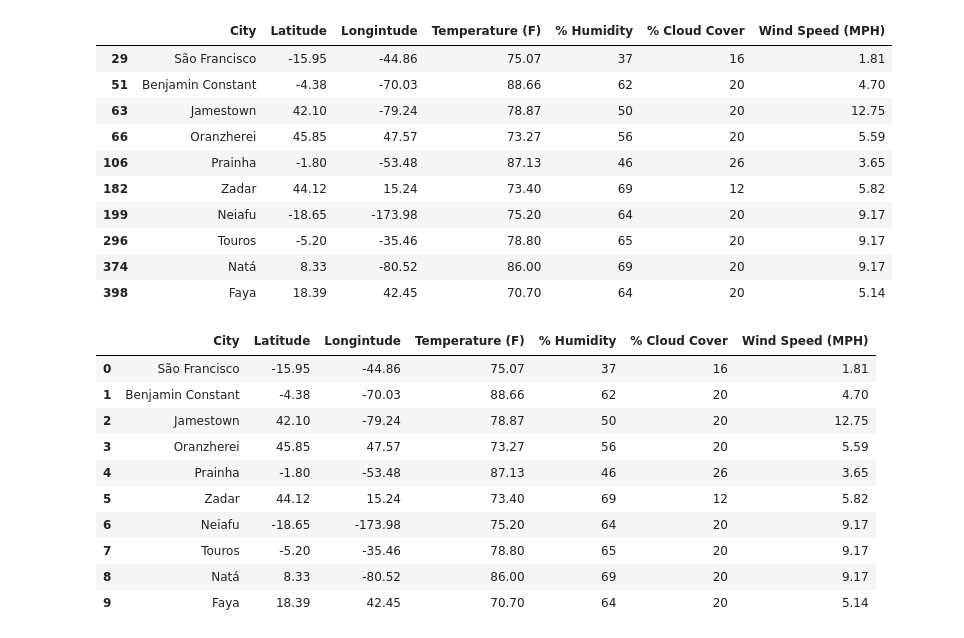
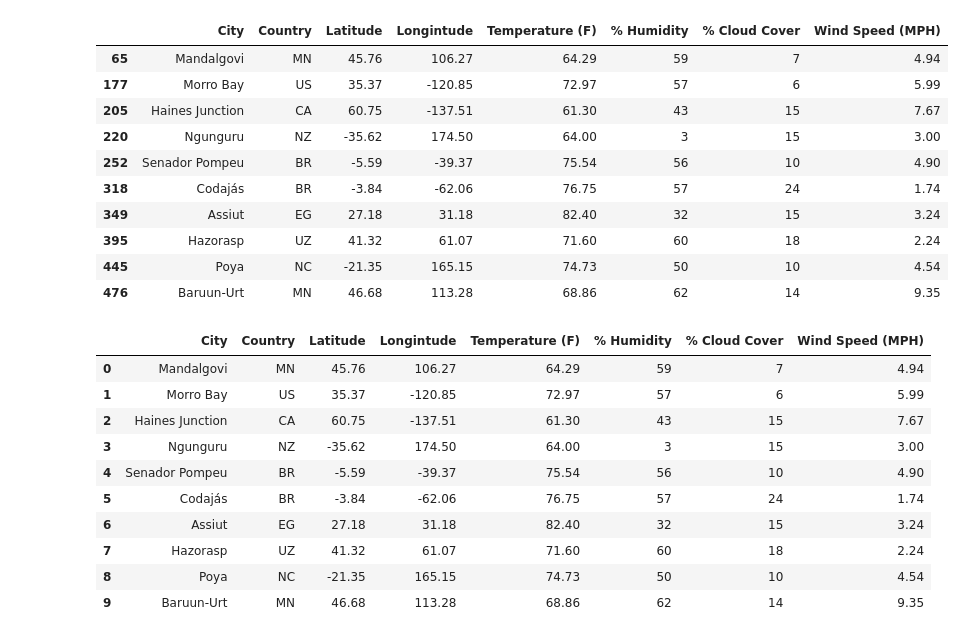
Before and after one commit to mpagerit/python-API-Challenge, a Jupyter notebook: VacationPy/VacationPy.ipynb, the cells around one changed output. Drawn from its saved outputs; the diff is of its cells as text; code cells hidden in the pictures.

```diff
--- a/VacationPy/VacationPy.ipynb
+++ b/VacationPy/VacationPy.ipynb
@@ -45,26 +45,26 @@ fig
 # %%
 # Defining ideal weather conditions:
 
-ideal_df = weather_data[(weather_data['% Humidity'] < 70) &
-                        (weather_data['Temperature (F)'] > 70) &
-                        (weather_data['Temperature (F)'] < 90) &
-                        (weather_data['% Cloud Cover'] > 2) &
-                        (weather_data['% Cloud Cover'] < 30) &
+ideal_df = weather_data[(weather_data['% Humidity'] < 65) &
+                        (weather_data['Temperature (F)'] > 60) &
+                        (weather_data['Temperature (F)'] < 95) &
+                        (weather_data['% Cloud Cover'] > 5) &
+                        (weather_data['% Cloud Cover'] < 25) &
                         (weather_data['Wind Speed (MPH)'] > 1) &
-                        (weather_data['Wind Speed (MPH)'] < 15)]
+                        (weather_data['Wind Speed (MPH)'] < 10)]
 ideal_df
 # %% [output]
-|  | City | Latitude | Longintude | Temperature (F) | % Humidity | % Cloud Cover | Wind Speed (MPH) |
-| 29 | São Francisco | -15.95 | -44.86 | 75.07 | 37 | 16 | 1.81 |
-| 51 | Benjamin Constant | -4.38 | -70.03 | 88.66 | 62 | 20 | 4.70 |
-| 63 | Jamestown | 42.10 | -79.24 | 78.87 | 50 | 20 | 12.75 |
-| 66 | Oranzherei | 45.85 | 47.57 | 73.27 | 56 | 20 | 5.59 |
-| 106 | Prainha | -1.80 | -53.48 | 87.13 | 46 | 26 | 3.65 |
-| 182 | Zadar | 44.12 | 15.24 | 73.40 | 69 | 12 | 5.82 |
-| 199 | Neiafu | -18.65 | -173.98 | 75.20 | 64 | 20 | 9.17 |
-| 296 | Touros | -5.20 | -35.46 | 78.80 | 65 | 20 | 9.17 |
-| 374 | Natá | 8.33 | -80.52 | 86.00 | 69 | 20 | 9.17 |
-| 398 | Faya | 18.39 | 42.45 | 70.70 | 64 | 20 | 5.14 |
+|  | City | Country | Latitude | Longintude | Temperature (F) | % Humidity | % Cloud Cover | Wind Speed (MPH) |
+| 65 | Mandalgovi | MN | 45.76 | 106.27 | 64.29 | 59 | 7 | 4.94 |
+| 177 | Morro Bay | US | 35.37 | -120.85 | 72.97 | 57 | 6 | 5.99 |
+| 205 | Haines Junction | CA | 60.75 | -137.51 | 61.30 | 43 | 15 | 7.67 |
+| 220 | Ngunguru | NZ | -35.62 | 174.50 | 64.00 | 3 | 15 | 3.00 |
+| 252 | Senador Pompeu | BR | -5.59 | -39.37 | 75.54 | 56 | 10 | 4.90 |
+| 318 | Codajás | BR | -3.84 | -62.06 | 76.75 | 57 | 24 | 1.74 |
+| 349 | Assiut | EG | 27.18 | 31.18 | 82.40 | 32 | 15 | 3.24 |
+| 395 | Hazorasp | UZ | 41.32 | 61.07 | 71.60 | 60 | 18 | 2.24 |
+| 445 | Poya | NC | -21.35 | 165.15 | 74.73 | 50 | 10 | 4.54 |
+| 476 | Baruun-Urt | MN | 46.68 | 113.28 | 68.86 | 62 | 14 | 9.35 |
 # %%
 #create a new dataframe that will add hotels to the ideal locations
 hotel_df = ideal_df.copy()
@@ -74,17 +74,17 @@ hotel_df.reset_index(drop=True, inplace=True)
 
 hotel_df
 # %% [output]
-|  | City | Latitude | Longintude | Temperature (F) | % Humidity | % Cloud Cover | Wind Speed (MPH) |
-| 0 | São Francisco | -15.95 | -44.86 | 75.07 | 37 | 16 | 1.81 |
-| 1 | Benjamin Constant | -4.38 | -70.03 | 88.66 | 62 | 20 | 4.70 |
-| 2 | Jamestown | 42.10 | -79.24 | 78.87 | 50 | 20 | 12.75 |
-| 3 | Oranzherei | 45.85 | 47.57 | 73.27 | 56 | 20 | 5.59 |
-| 4 | Prainha | -1.80 | -53.48 | 87.13 | 46 | 26 | 3.65 |
-| 5 | Zadar | 44.12 | 15.24 | 73.40 | 69 | 12 | 5.82 |
-| 6 | Neiafu | -18.65 | -173.98 | 75.20 | 64 | 20 | 9.17 |
-| 7 | Touros | -5.20 | -35.46 | 78.80 | 65 | 20 | 9.17 |
-| 8 | Natá | 8.33 | -80.52 | 86.00 | 69 | 20 | 9.17 |
-| 9 | Faya | 18.39 | 42.45 | 70.70 | 64 | 20 | 5.14 |
+|  | City | Country | Latitude | Longintude | Temperature (F) | % Humidity | % Cloud Cover | Wind Speed (MPH) |
+| 0 | Mandalgovi | MN | 45.76 | 106.27 | 64.29 | 59 | 7 | 4.94 |
+| 1 | Morro Bay | US | 35.37 | -120.85 | 72.97 | 57 | 6 | 5.99 |
+| 2 | Haines Junction | CA | 60.75 | -137.51 | 61.30 | 43 | 15 | 7.67 |
+| 3 | Ngunguru | NZ | -35.62 | 174.50 | 64.00 | 3 | 15 | 3.00 |
+| 4 | Senador Pompeu | BR | -5.59 | -39.37 | 75.54 | 56 | 10 | 4.90 |
+| 5 | Codajás | BR | -3.84 | -62.06 | 76.75 | 57 | 24 | 1.74 |
+| 6 | Assiut | EG | 27.18 | 31.18 | 82.40 | 32 | 15 | 3.24 |
+| 7 | Hazorasp | UZ | 41.32 | 61.07 | 71.60 | 60 | 18 | 2.24 |
+| 8 | Poya | NC | -21.35 | 165.15 | 74.73 | 50 | 10 | 4.54 |
+| 9 | Baruun-Urt | MN | 46.68 | 113.28 | 68.86 | 62 | 14 | 9.35 |
 # %%
 # Use the Google Places API to find the first hotel for each city
 # used radius of 10000m to ensure all cities have hotels associated.
```
Also changed, not shown: parts of 7 cells of this notebook, 14 other files.
